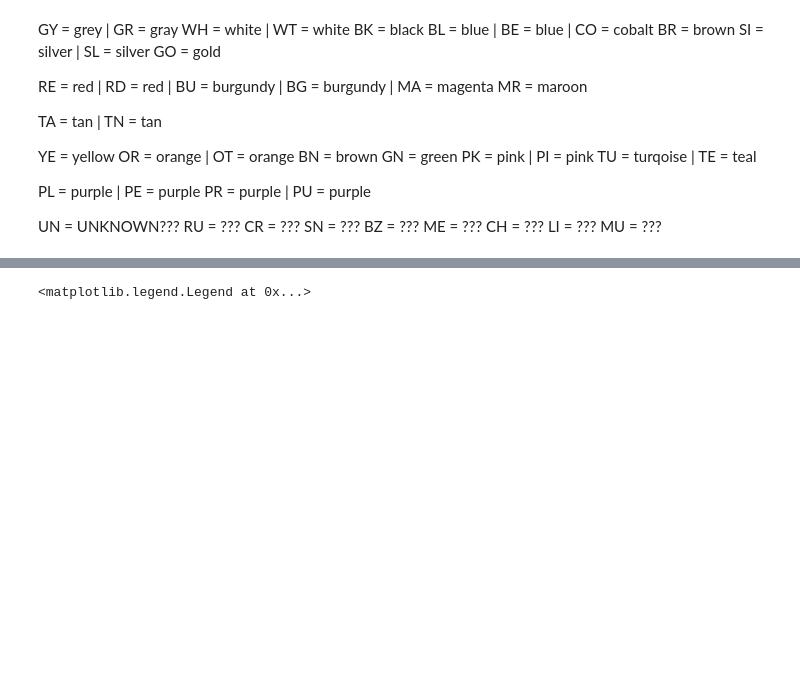
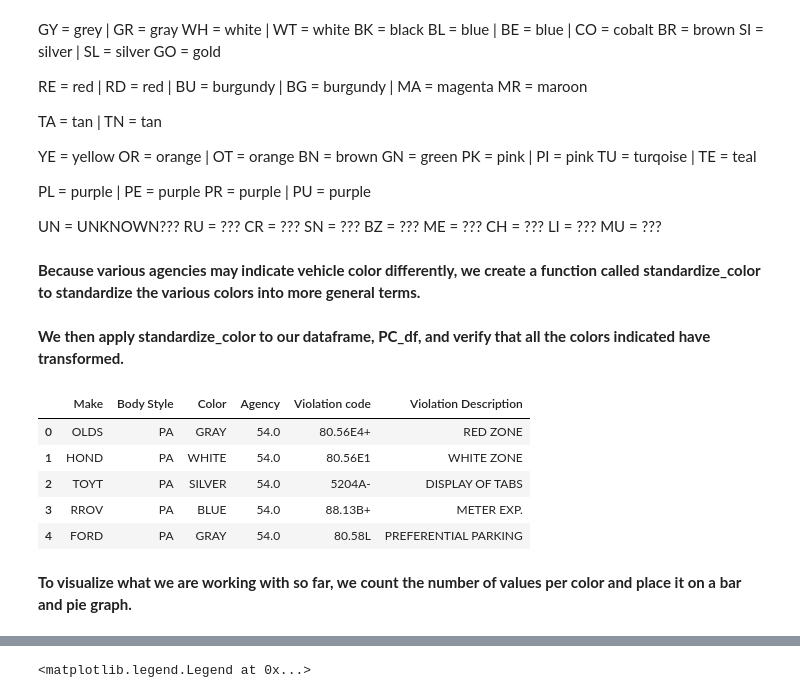
Before and after one commit to johnny-tran/COGS108_Final, a Jupyter notebook: FinalProject.ipynb, the cells around one changed output, grey strips where cells are left out. Cells and saved outputs as stored; diff of their text form; code cells hidden in the pictures; blank space fills up the shorter version.

Commit message:
added descriptions before code

```diff
--- a/FinalProject.ipynb
+++ b/FinalProject.ipynb
@@ -175,6 +192,8 @@ ME = ???
 CH = ???
 LI = ???
 MU = ???
+# %% [markdown]
+**Because various agencies may indicate vehicle color differently, we create a function called standardize_color to standardize the various colors into more general terms.**
 # %%
 #standardize colors function
 def standardize_color(string):
@@ -270,9 +289,21 @@ def standardize_color(string):
         output = "OTHER"
 
     return output
+# %% [markdown]
+**We then apply standardize_color to our dataframe, PC_df, and verify that all the colors indicated have transformed.**
 # %%
 # apply standardize_color function
 PC_df['Color'] = PC_df['Color'].apply(standardize_color)
+PC_df.head()
+# %% [output]
+|  | Make | Body Style | Color | Agency | Violation code | Violation Description |
+| 0 | OLDS | PA | GRAY | 54.0 | 80.56E4+ | RED ZONE |
+| 1 | HOND | PA | WHITE | 54.0 | 80.56E1 | WHITE ZONE |
+| 2 | TOYT | PA | SILVER | 54.0 | 5204A- | DISPLAY OF TABS |
+| 3 | RROV | PA | BLUE | 54.0 | 88.13B+ | METER EXP. |
+| 4 | FORD | PA | GRAY | 54.0 | 80.58L | PREFERENTIAL PARKING |
+# %% [markdown]
+**To visualize what we are working with so far, we count the number of values per color and place it on a bar and pie graph.**
 # %%
 color = PC_df['Color']
 color_count = color.value_counts()
```
Also changed, not shown: parts of 9 cells of this notebook.
